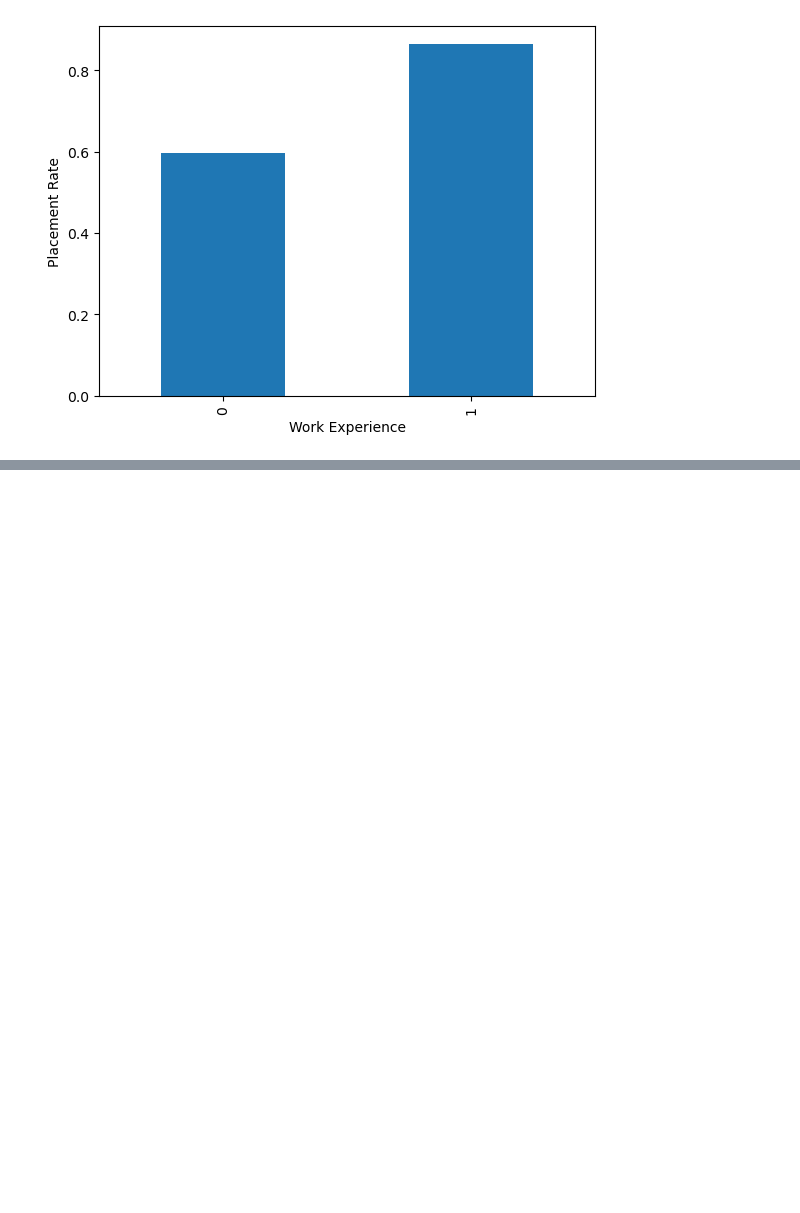
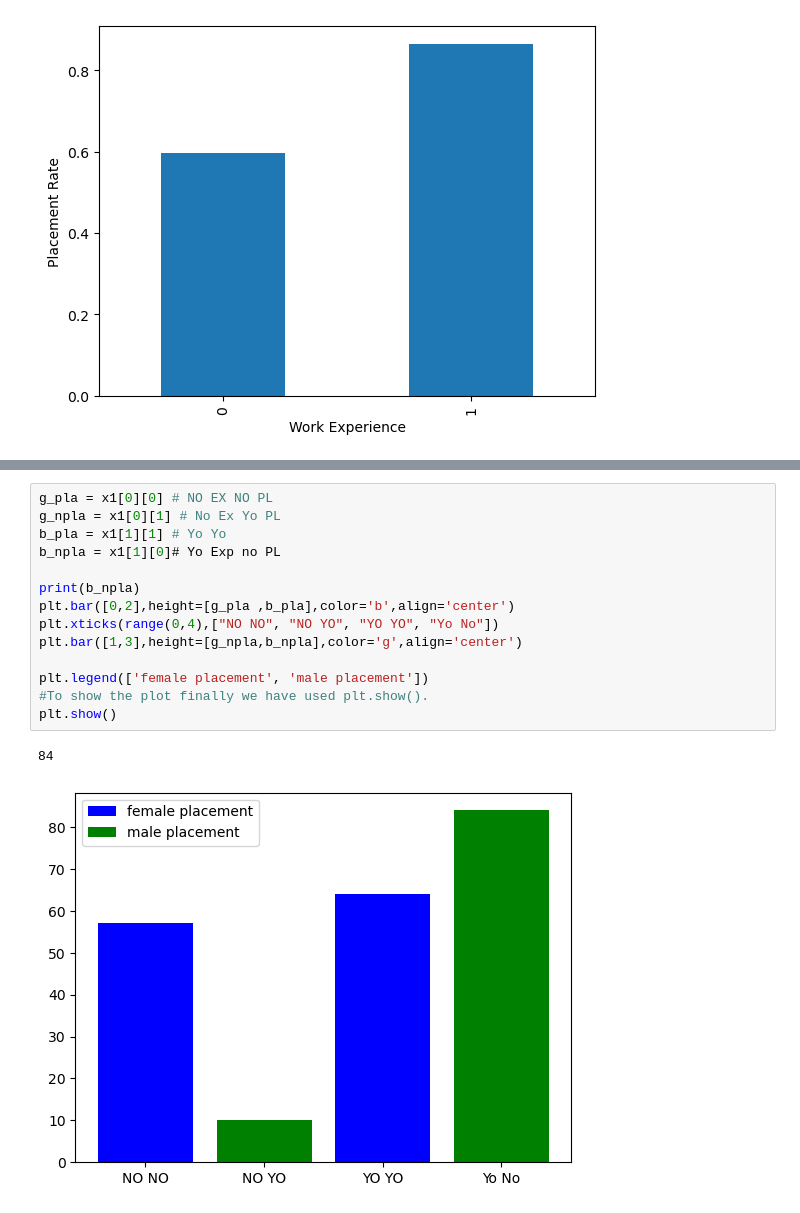
Before and after one commit to Ddhruv-IOT/Student-Placement-Predictor, a Jupyter notebook: Untitled.ipynb, the cells around one changed output, grey strips where cells are left out. Drawn from its saved outputs; the diff is of its cells as text; blank space fills up the shorter version.

```diff
--- a/Untitled.ipynb
+++ b/Untitled.ipynb
@@ -242,0 +308,17 @@ dtype: int64
+# %%
+g_pla = x1[0][0] # NO EX NO PL
+g_npla = x1[0][1] # No Ex Yo PL
+b_pla = x1[1][1] # Yo Yo
+b_npla = x1[1][0]# Yo Exp no PL
+
+print(b_npla)
+plt.bar([0,2],height=[g_pla ,b_pla],color='b',align='center')
+plt.xticks(range(0,4),["NO NO", "NO YO", "YO YO", "Yo No"])
+plt.bar([1,3],height=[g_npla,b_npla],color='g',align='center')
+
+plt.legend(['female placement', 'male placement'])
+#To show the plot finally we have used plt.show().
+plt.show()
+# %% [output]
+84
+[figure, added]
```
Also changed, not shown: parts of 29 cells of this notebook.
